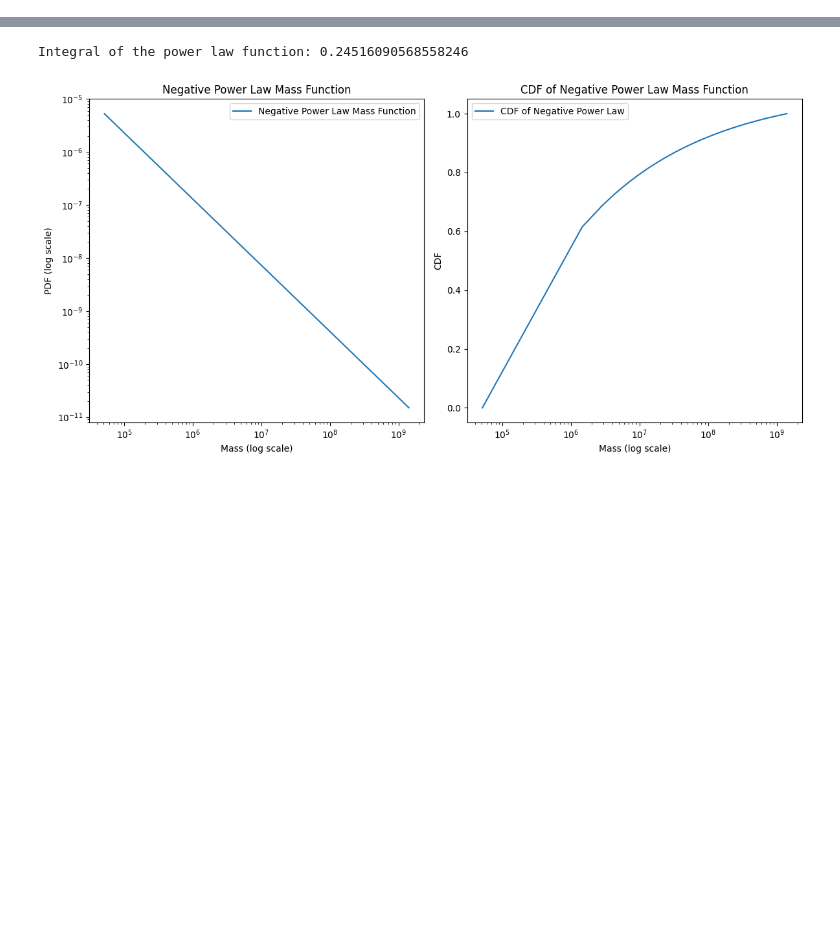
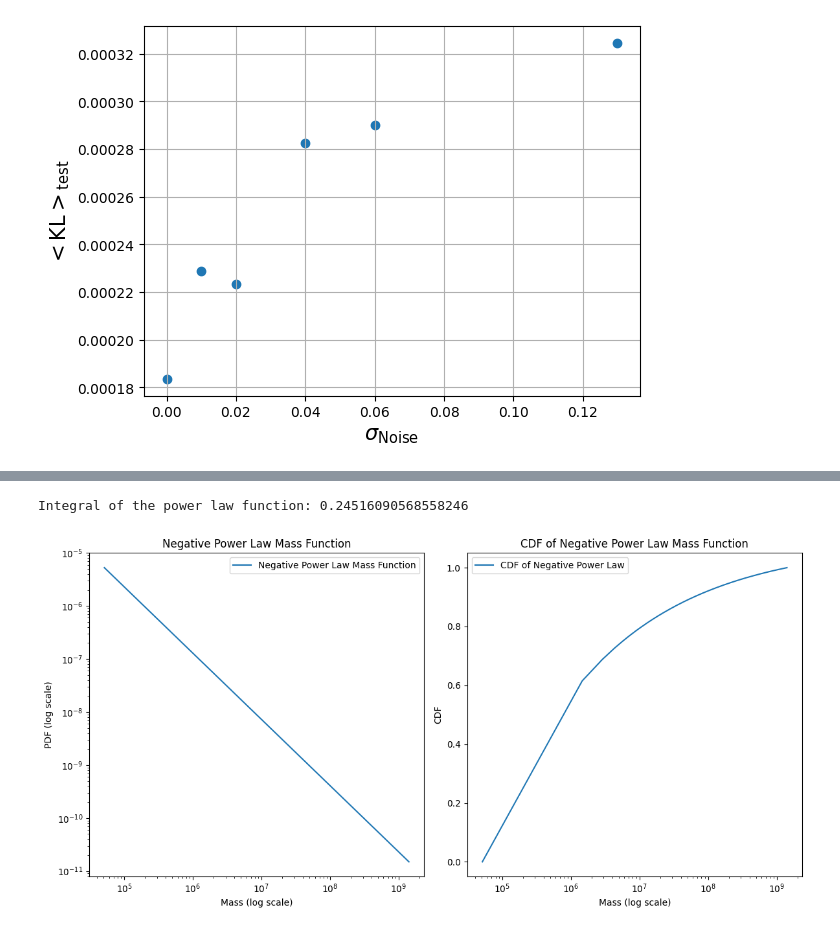
Before and after one commit to vepe99/CASBI, a Jupyter notebook: notebooks/results.ipynb, the cells around one changed output, grey strips where cells are left out. Drawn from its saved outputs; the diff is of its cells as text; code cells hidden in the pictures; blank space fills up the shorter version.

```diff
--- a/notebooks/results.ipynb
+++ b/notebooks/results.ipynb
@@ -52,0 +113,7 @@ plt.grid('dotted')
+# %%
+plt.scatter(kl_div.keys(), kl_div.values(), label='KL div')
+plt.xlabel(fr'$\sigma_{{\text{{Noise}}}}$', fontsize=15)
+plt.ylabel(r'$<\text{KL}>_{\text{test}}$ ', fontsize=15)
+plt.grid('dotted')
+# %% [output]
+[figure, added]
```
Also changed, not shown: parts of 9 cells of this notebook, 2 other files.
